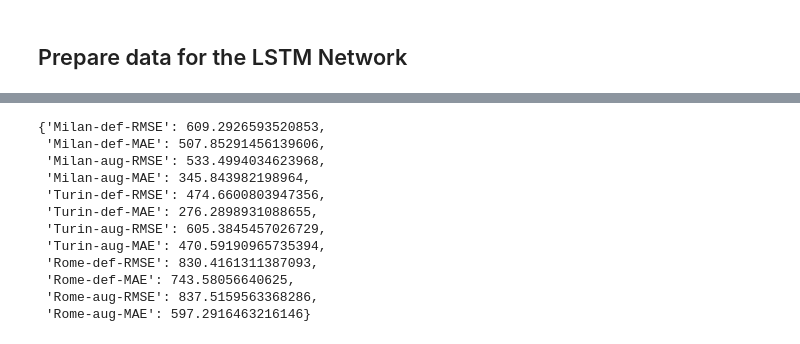
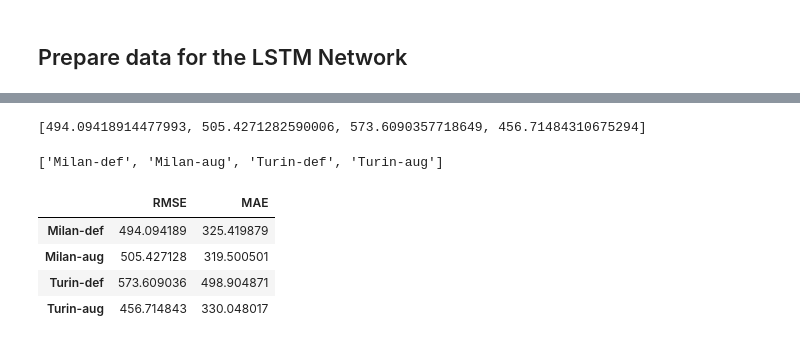
Before and after one commit to geriskenderi/EXO-LSTM, a Jupyter notebook: code/Thesis Forecasting - All Weekly Sales.ipynb, the cells around one changed output, grey strips where cells are left out. Drawn from its saved outputs; the diff is of its cells as text; code cells hidden in the pictures.

```diff
--- a/code/Thesis Forecasting - All Weekly Sales.ipynb
+++ b/code/Thesis Forecasting - All Weekly Sales.ipynb
@@ -362,16 +394,16 @@ def prepare_for_network(train, test):
 
     return tr_df, te_df
 # %%
-def build_in_out_seq(tr_df, te_df, desired_input_features):
+def build_in_out_seq(tr_df, te_df, desired_input_features, in_len=5, out_len=2):
     # Building the NN input and outputs. LSTM will expect a supervised learning problem, hence we need to build
     # input sequences that will have output sequences which the model will then learn.
 
     # Training
-    inp_tr = np.stack([tr_df.shift(i).values for i in range(4, 16)], axis=1)[16:, -1::-1, desired_input_features].copy()
-    out_tr = np.stack([tr_df.shift(i).values for i in range(4)], axis=1)[16:, -1::-1, desired_input_features].copy()
+    inp_tr = np.stack([tr_df.shift(i).values for i in range(out_len, out_len+in_len)], axis=1)[out_len+in_len:, -1::-1, desired_input_features].copy()
+    out_tr = np.stack([tr_df.shift(i).values for i in range(out_len)], axis=1)[out_len+in_len:, -1::-1, desired_input_features].copy()
     # Testing
-    inp_te = np.stack([te_df.shift(i).values for i in range(4, 16)], axis=1)[16:, -1::-1, desired_input_features].copy()
-    out_te = np.stack([te_df.shift(i).values for i in range(4)], axis=1)[16:, -1::-1, desired_input_features].copy()
+    inp_te = np.stack([te_df.shift(i).values for i in range(out_len, out_len+in_len)], axis=1)[out_len+in_len:, -1::-1, desired_input_features].copy()
+    out_te = np.stack([te_df.shift(i).values for i in range(out_len)], axis=1)[out_len+in_len:, -1::-1, desired_input_features].copy()
     print("Inputs for training")
     print(inp_tr.shape)
     print("Outputs for training")
@@ -386,5 +439,6 @@ def build_in_out_seq(tr_df, te_df, desired_input_features):
 # %%
-def cols_with_most_corr(corr_matrix, forecast_target_col, corr_threshhold=0.10):
+def cols_with_most_corr(df, forecast_target_col=0, corr_threshhold=0.10):
+    corr_matrix = df.corr(method="spearman")
     corrmat_row = corr_matrix.iloc[forecast_target_col, :]
     corrmat_row_vals = corrmat_row.values.tolist()
     # Get only the columns that have a correlation coefficient >= corr_threshhold or =< -corr_threshhold
@@ -393,25 +447,3 @@ def cols_with_most_corr(corr_matrix, forecast_target_col, corr_threshhold=0.10):
         if (val > corr_threshhold or val < -corr_threshhold):
             correlated_features.append(corrmat_row_vals.index(val))
     return correlated_features
-# %%
-def check_forecast_results(pred, inp_te, out_te, poll_mean, poll_std):
-    # *Data back needs to rescaled back to normal*
-    plt.title("One step forecast for first 23 test out entries")
-    plt.plot(range(0,23),out_te[:23,0,0]*poll_std+poll_mean,label="GT")
-    plt.plot(range(0,23),pred[:23,-4,0].detach().cpu().numpy()*poll_std+poll_mean,label="Predictions")
-    plt.legend()
-    plt.show()
-
-    plt.title("Forecast of 4 weeks (~ 1 month) given 12 (~ 3 months)")
-    plt.plot(range(0,16),np.concatenate((inp_te[0,:,0],out_te[0,:,0]),0)*poll_std+poll_mean,label="GT")
-    #plt.plot(range(0,4),(out_te[0, :,0] * poll_std) + poll_mean,label="GT")
-    plt.plot(range(12,16),pred[0,-4:,0].detach().cpu().numpy()*poll_std+poll_mean,label="Forecast")
-    plt.legend()
-    plt.show()
-
-    # Numerical evaluation based on RMSE and MAE
-    rmse = sm.tools.eval_measures.rmse((pred[:, -4,0].detach().cpu().numpy() * poll_std) + poll_mean, ((out_te[:, 0,0] * poll_std) + poll_mean))
-    mae = sm.tools.eval_measures.meanabs((pred[:, -4,0].detach().cpu().numpy() * poll_std) + poll_mean, ((out_te[:, 0,0] * poll_std) + poll_mean))
-    print("RMSE value:", rmse)
-    print("MAE value:", mae)
-    return rmse, mae
@@ -540,15 +578,18 @@ Augmented training and test sets dimensions:
-# %%
-forecasting_eval_metrics
-# %% [output]
-{'Milan-def-RMSE': 609.2926593520853,
- 'Milan-def-MAE': 507.85291456139606,
- 'Milan-aug-RMSE': 533.4994034623968,
- 'Milan-aug-MAE': 345.843982198964,
- 'Turin-def-RMSE': 474.6600803947356,
- 'Turin-def-MAE': 276.2898931088655,
- 'Turin-aug-RMSE': 605.3845457026729,
- 'Turin-aug-MAE': 470.59190965735394,
- 'Rome-def-RMSE': 830.4161311387093,
- 'Rome-def-MAE': 743.58056640625,
- 'Rome-aug-RMSE': 837.5159563368286,
- 'Rome-aug-MAE': 597.2916463216146}
+# %%
+rmse_vals
+# %% [output]
+[494.09418914477993, 505.4271282590006, 573.6090357718649, 456.71484310675294]
+# %%
+datasets
+# %% [output]
+['Milan-def', 'Milan-aug', 'Turin-def', 'Turin-aug']
+# %%
+results_df = pd.DataFrame(rmse_vals, datasets, columns=["RMSE"])
+results_df["MAE"] = mae_vals
+results_df
+# %% [output]
+|  | RMSE | MAE |
+| Milan-def | 494.094189 | 325.419879 |
+| Milan-aug | 505.427128 | 319.500501 |
+| Turin-def | 573.609036 | 498.904871 |
+| Turin-aug | 456.714843 | 330.048017 |
```
Also changed, not shown: parts of 14 cells of this notebook, 1 other file.
